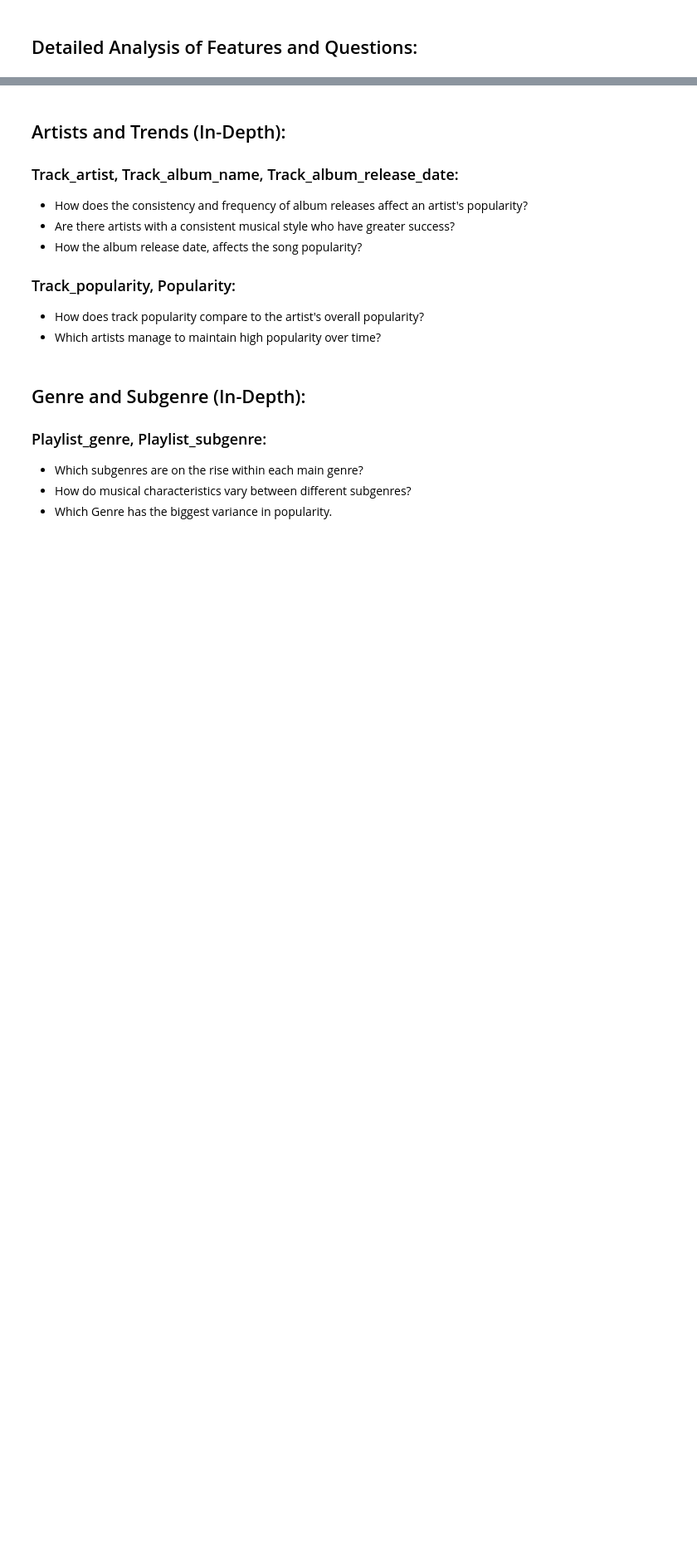
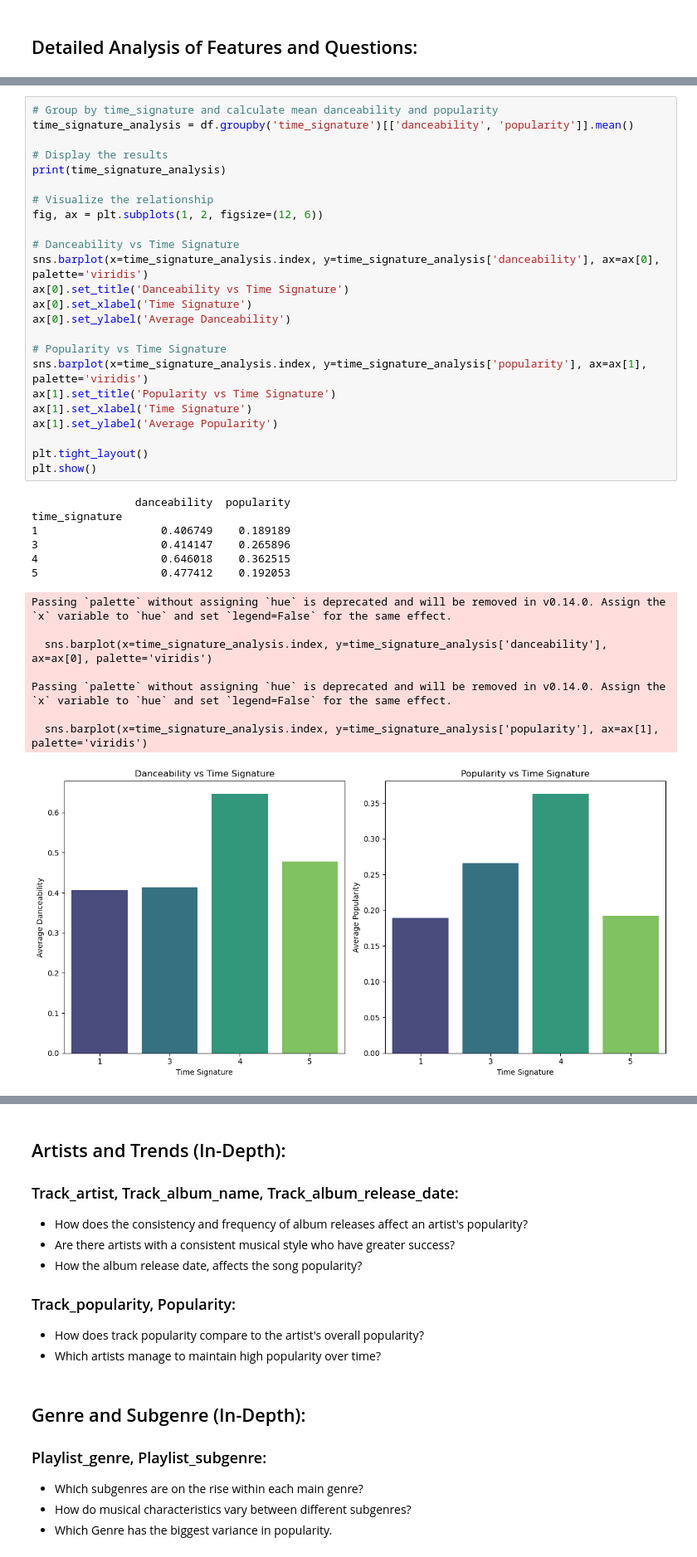
Before and after one commit to LuiisClaudio/spotify-analytics, a Jupyter notebook: capstone_project_proposal.ipynb, the cells around one changed output, grey strips where cells are left out. Shown at 83% size. Drawn from its saved outputs; the diff is of its cells as text; blank space fills up the shorter version.

```diff
--- a/capstone_project_proposal.ipynb
+++ b/capstone_project_proposal.ipynb
@@ -361,0 +491,39 @@ dtype: object
+# %%
+# Group by time_signature and calculate mean danceability and popularity
+time_signature_analysis = df.groupby('time_signature')[['danceability', 'popularity']].mean()
+
+# Display the results
+print(time_signature_analysis)
+
+# Visualize the relationship
+fig, ax = plt.subplots(1, 2, figsize=(12, 6))
+
+# Danceability vs Time Signature
+sns.barplot(x=time_signature_analysis.index, y=time_signature_analysis['danceability'], ax=ax[0], palette='viridis')
+ax[0].set_title('Danceability vs Time Signature')
+ax[0].set_xlabel('Time Signature')
+ax[0].set_ylabel('Average Danceability')
+
+# Popularity vs Time Signature
+sns.barplot(x=time_signature_analysis.index, y=time_signature_analysis['popularity'], ax=ax[1], palette='viridis')
+ax[1].set_title('Popularity vs Time Signature')
+ax[1].set_xlabel('Time Signature')
+ax[1].set_ylabel('Average Popularity')
+
+plt.tight_layout()
+plt.show()
+# %% [output]
+                danceability  popularity
+time_signature
+1                   0.406749    0.189189
+3                   0.414147    0.265896
+4                   0.646018    0.362515
+5                   0.477412    0.192053
+Passing `palette` without assigning `hue` is deprecated and will be removed in v0.14.0. Assign the `x` variable to `hue` and set `legend=False` for the same effect.
+
+  sns.barplot(x=time_signature_analysis.index, y=time_signature_analysis['danceability'], ax=ax[0], palette='viridis')
+
+Passing `palette` without assigning `hue` is deprecated and will be removed in v0.14.0. Assign the `x` variable to `hue` and set `legend=False` for the same effect.
+
+  sns.barplot(x=time_signature_analysis.index, y=time_signature_analysis['popularity'], ax=ax[1], palette='viridis')
+[figure, added]
```
Also changed, not shown: parts of 21 cells of this notebook.
